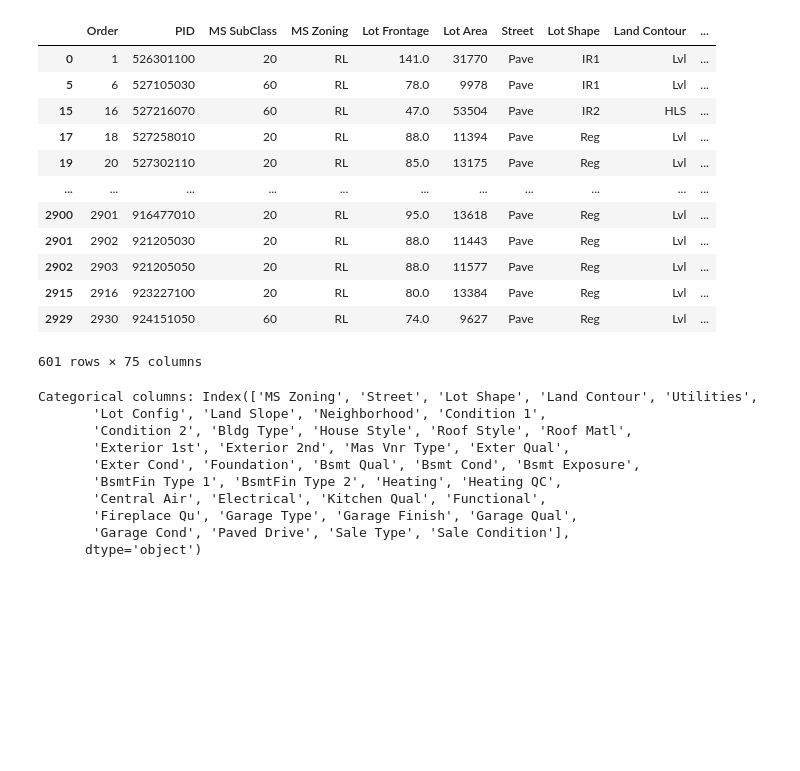
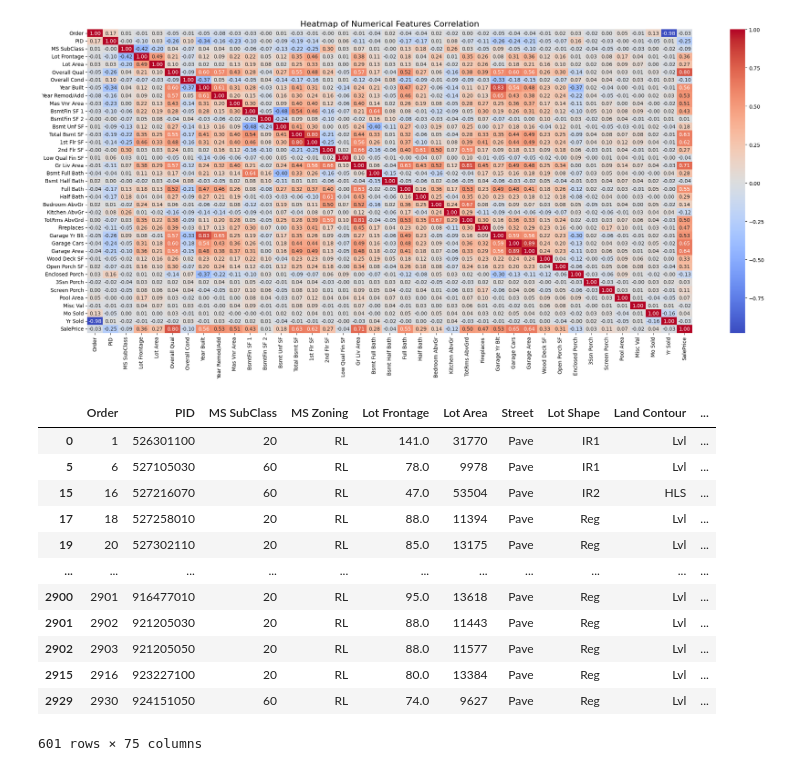
Before and after one commit to dammyjones/House_prediction, a Jupyter notebook: ames_housing.ipynb, the cells around one changed output. Drawn from its saved outputs; the diff is of its cells as text; code cells hidden in the pictures; blank space fills up the shorter version.

Commit message:
Heat map for numerical and numerical values

```diff
--- a/ames_housing.ipynb
+++ b/ames_housing.ipynb
@@ -3,41 +3,55 @@ import pandas as pd
 import matplotlib.pyplot as plt
 import numpy as np
 import seaborn as sns
+# %%
+housing_dt=pd.read_csv('AmesHousing.csv')
+import seaborn as sns
+import matplotlib.pyplot as plt
+
+# Select numerical columns
+numerical_data = housing_dt.select_dtypes(include=['float64', 'int64'])
+
+# Compute the correlation matrix
+correlation_matrix = numerical_data.corr()
+
+# Set up the matplotlib figure
+plt.figure(figsize=(22, 10))
+
+# Generate a heatmap
+sns.heatmap(correlation_matrix, cmap='coolwarm', annot=True, fmt=".2f", cbar=True)
+
+# Add a title
+plt.title('Heatmap of Numerical Features Correlation', fontsize=16)
+
+plt.tight_layout()
+plt.show()
+
+
+housing_dt.drop(['Misc Feature','Misc Val','Screen Porch','Alley','Pool Area','Pool QC','Fence','Misc Feature'],axis=1,inplace=True)
+
+housing_dt.dropna()
+# %% [output]
+[figure, added]
+|  | Order | PID | MS SubClass | MS Zoning | Lot Frontage | Lot Area | Street | Lot Shape | Land Contour | ... |
+| 0 | 1 | 526301100 | 20 | RL | 141.0 | 31770 | Pave | IR1 | Lvl | ... |
+| 5 | 6 | 527105030 | 60 | RL | 78.0 | 9978 | Pave | IR1 | Lvl | ... |
+| 15 | 16 | 527216070 | 60 | RL | 47.0 | 53504 | Pave | IR2 | HLS | ... |
+| 17 | 18 | 527258010 | 20 | RL | 88.0 | 11394 | Pave | Reg | Lvl | ... |
+| 19 | 20 | 527302110 | 20 | RL | 85.0 | 13175 | Pave | Reg | Lvl | ... |
+| ... | ... | ... | ... | ... | ... | ... | ... | ... | ... | ... |
+| 2900 | 2901 | 916477010 | 20 | RL | 95.0 | 13618 | Pave | Reg | Lvl | ... |
+| 2901 | 2902 | 921205030 | 20 | RL | 88.0 | 11443 | Pave | Reg | Lvl | ... |
+| 2902 | 2903 | 921205050 | 20 | RL | 88.0 | 11577 | Pave | Reg | Lvl | ... |
+| 2915 | 2916 | 923227100 | 20 | RL | 80.0 | 13384 | Pave | Reg | Lvl | ... |
+| 2929 | 2930 | 924151050 | 60 | RL | 74.0 | 9627 | Pave | Reg | Lvl | ... |
+601 rows × 75 columns
 # %%
-housing_dt=pd.read_csv('AmesHousing.csv')
-
 housing_dt.drop(['Misc Feature','Misc Val','Screen Porch','Alley','Pool Area','Pool QC','Fence','Misc Feature'],axis=1,inplace=True)
 
 housing_dt.dropna()
-# %% [output]
-|  | Order | PID | MS SubClass | MS Zoning | Lot Frontage | Lot Area | Street | Lot Shape | Land Contour | ... |
-| 0 | 1 | 526301100 | 20 | RL | 141.0 | 31770 | Pave | IR1 | Lvl | ... |
-| 5 | 6 | 527105030 | 60 | RL | 78.0 | 9978 | Pave | IR1 | Lvl | ... |
-| 15 | 16 | 527216070 | 60 | RL | 47.0 | 53504 | Pave | IR2 | HLS | ... |
-| 17 | 18 | 527258010 | 20 | RL | 88.0 | 11394 | Pave | Reg | Lvl | ... |
-| 19 | 20 | 527302110 | 20 | RL | 85.0 | 13175 | Pave | Reg | Lvl | ... |
-| ... | ... | ... | ... | ... | ... | ... | ... | ... | ... | ... |
-| 2900 | 2901 | 916477010 | 20 | RL | 95.0 | 13618 | Pave | Reg | Lvl | ... |
-| 2901 | 2902 | 921205030 | 20 | RL | 88.0 | 11443 | Pave | Reg | Lvl | ... |
-| 2902 | 2903 | 921205050 | 20 | RL | 88.0 | 11577 | Pave | Reg | Lvl | ... |
-| 2915 | 2916 | 923227100 | 20 | RL | 80.0 | 13384 | Pave | Reg | Lvl | ... |
-| 2929 | 2930 | 924151050 | 60 | RL | 74.0 | 9627 | Pave | Reg | Lvl | ... |
-601 rows × 75 columns
 # %%
 
 # Identify categorical columns
 categorical_columns = housing_dt.select_dtypes(include=['object']).columns
-print("Categorical columns:", categorical_columns)
-# %% [output]
-Categorical columns: Index(['MS Zoning', 'Street', 'Lot Shape', 'Land Contour', 'Utilities',
-       'Lot Config', 'Land Slope', 'Neighborhood', 'Condition 1',
-       'Condition 2', 'Bldg Type', 'House Style', 'Roof Style', 'Roof Matl',
-       'Exterior 1st', 'Exterior 2nd', 'Mas Vnr Type', 'Exter Qual',
-       'Exter Cond', 'Foundation', 'Bsmt Qual', 'Bsmt Cond', 'Bsmt Exposure',
-       'BsmtFin Type 1', 'BsmtFin Type 2', 'Heating', 'Heating QC',
-       'Central Air', 'Electrical', 'Kitchen Qual', 'Functional',
-       'Fireplace Qu', 'Garage Type', 'Garage Finish', 'Garage Qual',
-       'Garage Cond', 'Paved Drive', 'Sale Type', 'Sale Condition'],
-      dtype='object')
 # %%
 # One-hot encode categorical columns
```
Also changed, not shown: parts of 2 cells of this notebook.
